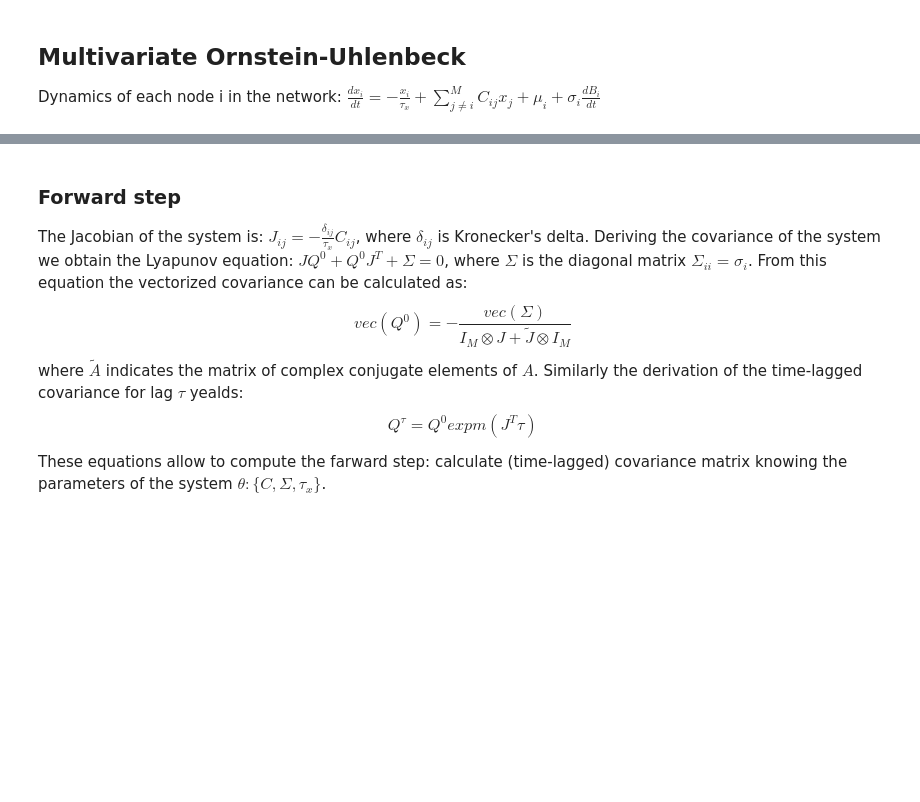
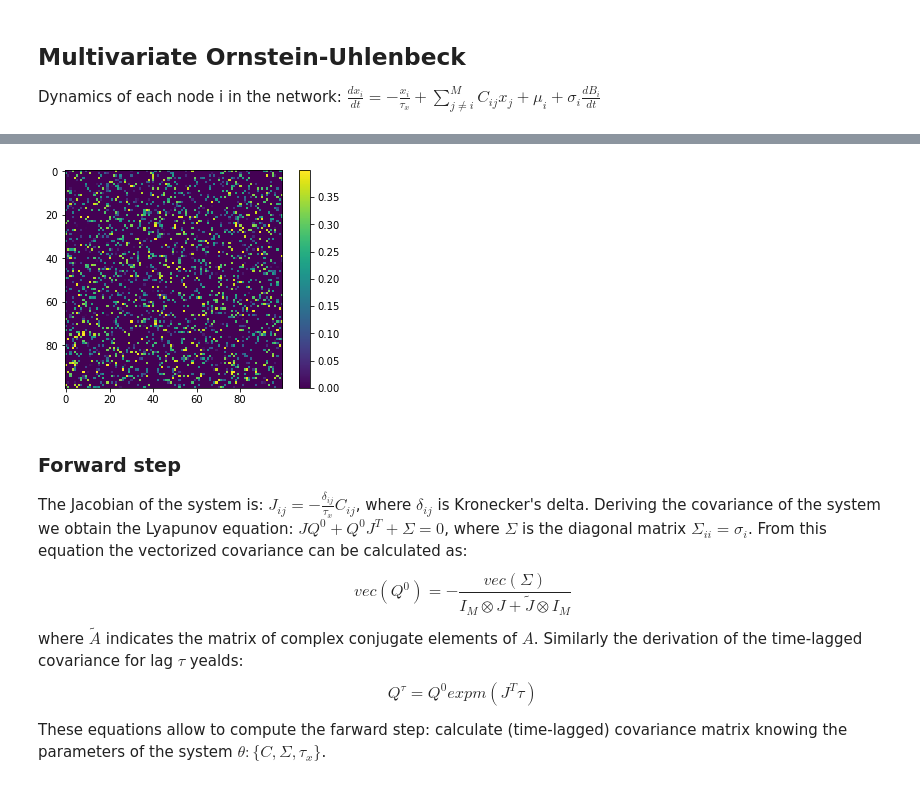
Before and after one commit to andins/bayes_MOU, a Jupyter notebook: group_meeting/MOU_bayesVSgradient.ipynb, the cells around one changed output, grey strips where cells are left out. Saved outputs shown, nothing was run; the diff lists cells and outputs as text; code cells hidden in the pictures; blank space fills up the shorter version.

```diff
--- a/group_meeting/MOU_bayesVSgradient.ipynb
+++ b/group_meeting/MOU_bayesVSgradient.ipynb
@@ -30,3 +31,10 @@ plt.show()
+# %%
+C = make_rnd_connectivity(N=100, density=0.2, connectivity_strength=4.0)
+plt.imshow(C)
+plt.colorbar()
+plt.show()
+# %% [output]
+[figure, added]
 # %% [markdown]
 ### Forward step
 The Jacobian of the system is: $ J_{ij} = -\frac{\delta_{ij}}{\tau_x}C_{ij}$, where $\delta_{ij}$ is Kronecker's delta.
```
Also changed, not shown: parts of 1 cell of this notebook, 1 other file.
